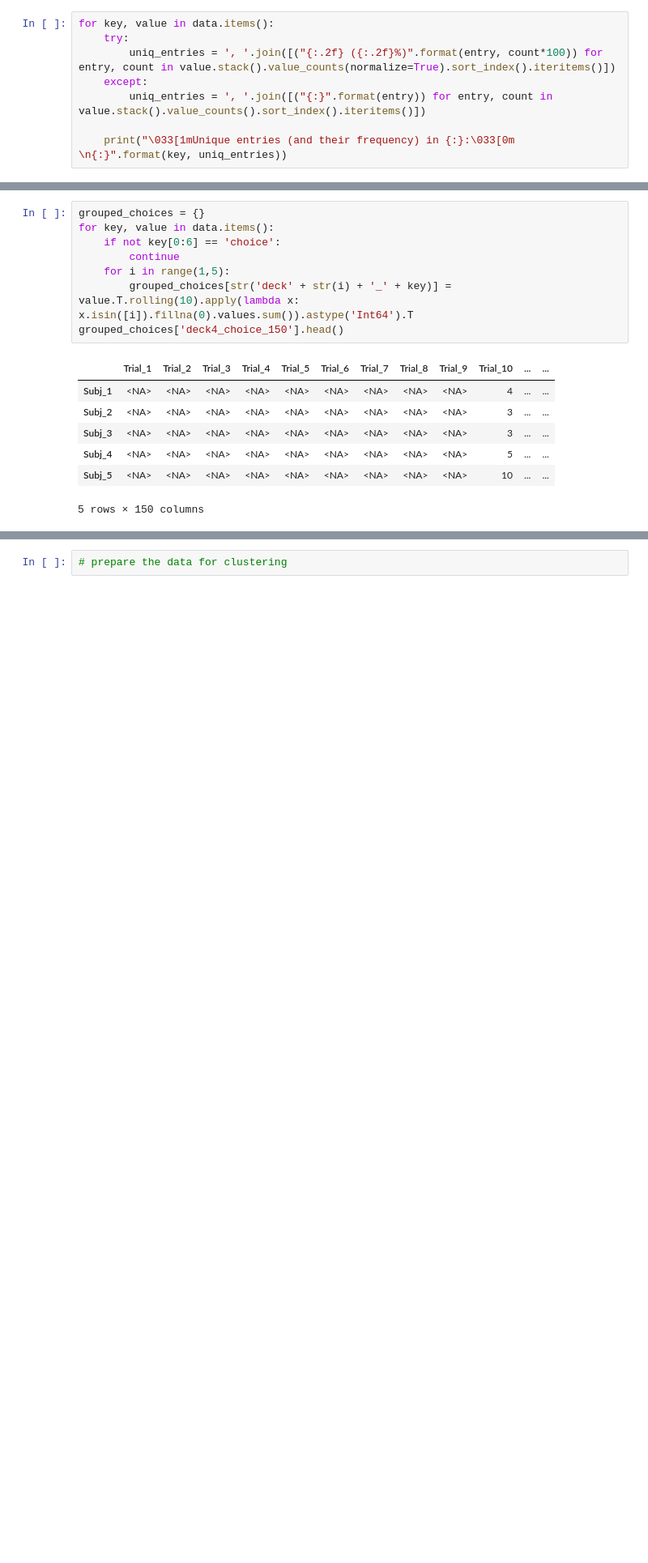
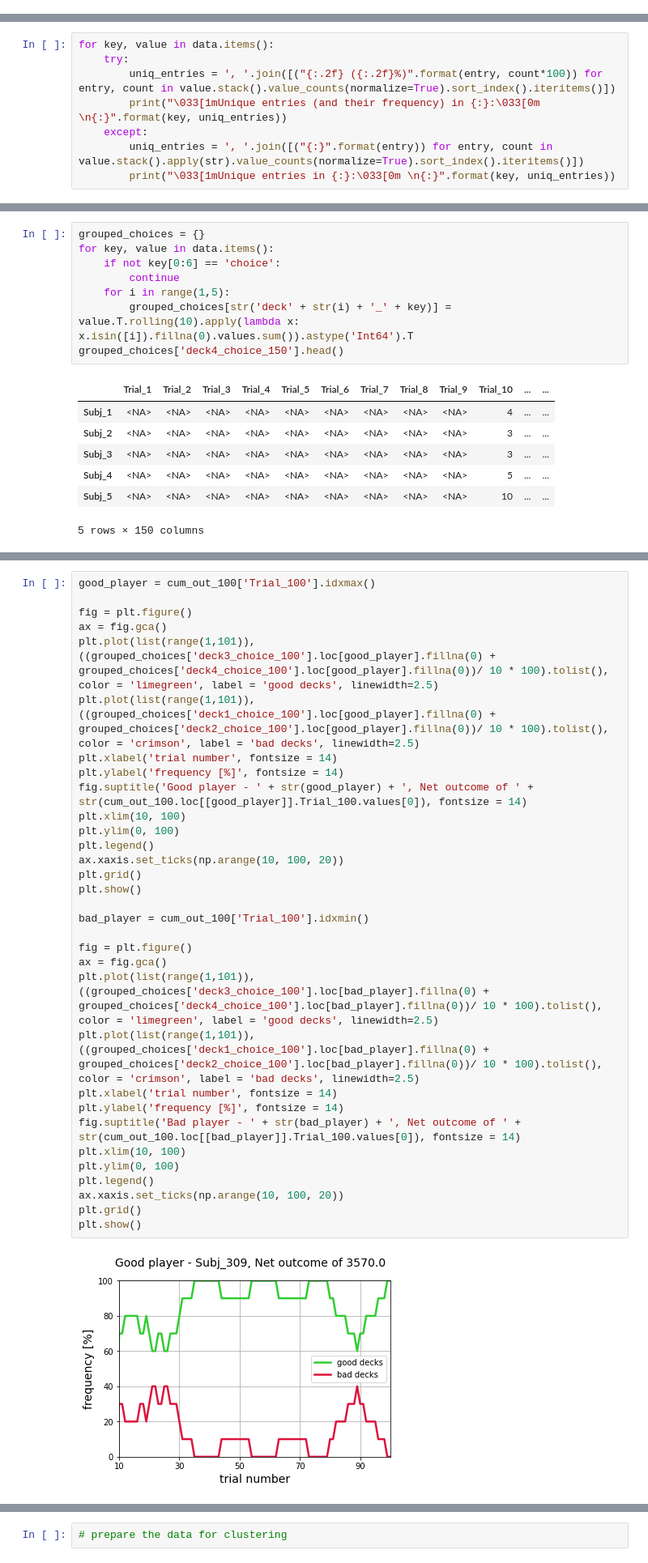
Before and after one commit to murphn88/ca4015-assignment-1, a Jupyter notebook: book/data_exploration.ipynb, the cells around one changed output, grey strips where cells are left out. Shown at 81% size. Saved outputs shown, nothing was run; the diff lists cells and outputs as text; blank space fills up the shorter version.

Commit message:
extended data_exploration to include preprocessing

```diff
--- a/book/data_exploration.ipynb
+++ b/book/data_exploration.ipynb
@@ -96,11 +114,3 @@ Confirms correct number of subjects reported.
 **Check for nulls/ unexpected entries**
 # %% [markdown]
 Sanity checking the dataframes for unusual entries, such as null values and unexpected data types. Additionally, confirming the dataframes are structured as expected, e.g. checking that all entries in lo_t are negative integers and that 1, 2, 3 and 4 are the only entries in choice_t.
-# %%
-for key, value in data.items():
-    try:
-        uniq_entries = ', '.join([("{:.2f} ({:.2f}%)".format(entry, count*100)) for entry, count in value.stack().value_counts(normalize=True).sort_index().iteritems()])
-    except:
-        uniq_entries = ', '.join([("{:}".format(entry)) for entry, count in value.stack().value_counts().sort_index().iteritems()])
-
-    print("\033[1mUnique entries (and their frequency) in {:}:\033[0m \n{:}".format(key, uniq_entries))
@@ -124,0 +117,8 @@ Steingroever2011, Wetzels
+# %%
+for key, value in data.items():
+    try:
+        uniq_entries = ', '.join([("{:.2f} ({:.2f}%)".format(entry, count*100)) for entry, count in value.stack().value_counts(normalize=True).sort_index().iteritems()])
+        print("\033[1mUnique entries (and their frequency) in {:}:\033[0m \n{:}".format(key, uniq_entries))
+    except:
+        uniq_entries = ', '.join([("{:}".format(entry)) for entry, count in value.stack().apply(str).value_counts(normalize=True).sort_index().iteritems()])
+        print("\033[1mUnique entries in {:}:\033[0m \n{:}".format(key, uniq_entries))
@@ -264,0 +281,34 @@ In the above graphs, the bad decks (deck A and B) are the most popular at the be
+# %%
+good_player = cum_out_100['Trial_100'].idxmax()
+
+fig = plt.figure()
+ax = fig.gca()
+plt.plot(list(range(1,101)),((grouped_choices['deck3_choice_100'].loc[good_player].fillna(0) + grouped_choices['deck4_choice_100'].loc[good_player].fillna(0))/ 10 * 100).tolist(), color = 'limegreen', label = 'good decks', linewidth=2.5)
+plt.plot(list(range(1,101)),((grouped_choices['deck1_choice_100'].loc[good_player].fillna(0) + grouped_choices['deck2_choice_100'].loc[good_player].fillna(0))/ 10 * 100).tolist(), color = 'crimson', label = 'bad decks', linewidth=2.5)
+plt.xlabel('trial number', fontsize = 14)
+plt.ylabel('frequency [%]', fontsize = 14)
+fig.suptitle('Good player - ' + str(good_player) + ', Net outcome of ' + str(cum_out_100.loc[[good_player]].Trial_100.values[0]), fontsize = 14)
+plt.xlim(10, 100)
+plt.ylim(0, 100)
+plt.legend()
+ax.xaxis.set_ticks(np.arange(10, 100, 20))
+plt.grid()
+plt.show()
+
+bad_player = cum_out_100['Trial_100'].idxmin()
+
+fig = plt.figure()
+ax = fig.gca()
+plt.plot(list(range(1,101)),((grouped_choices['deck3_choice_100'].loc[bad_player].fillna(0) + grouped_choices['deck4_choice_100'].loc[bad_player].fillna(0))/ 10 * 100).tolist(), color = 'limegreen', label = 'good decks', linewidth=2.5)
+plt.plot(list(range(1,101)),((grouped_choices['deck1_choice_100'].loc[bad_player].fillna(0) + grouped_choices['deck2_choice_100'].loc[bad_player].fillna(0))/ 10 * 100).tolist(), color = 'crimson', label = 'bad decks', linewidth=2.5)
+plt.xlabel('trial number', fontsize = 14)
+plt.ylabel('frequency [%]', fontsize = 14)
+fig.suptitle('Bad player - ' + str(bad_player) + ', Net outcome of ' + str(cum_out_100.loc[[bad_player]].Trial_100.values[0]), fontsize = 14)
+plt.xlim(10, 100)
+plt.ylim(0, 100)
+plt.legend()
+ax.xaxis.set_ticks(np.arange(10, 100, 20))
+plt.grid()
+plt.show()
+# %% [output]
+[figure, added]
```
Also changed, not shown: parts of 36 cells of this notebook, 2 other files.
